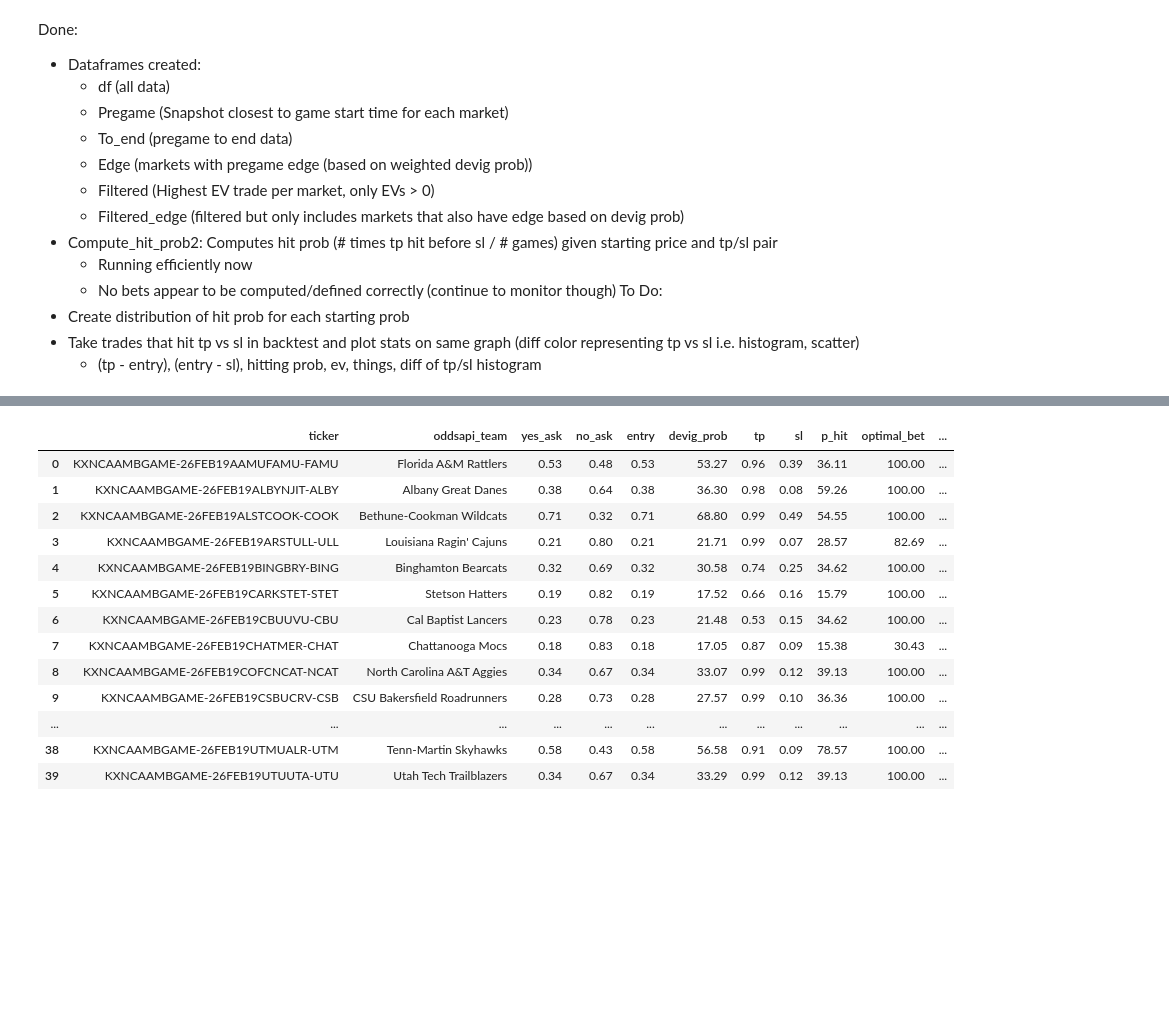
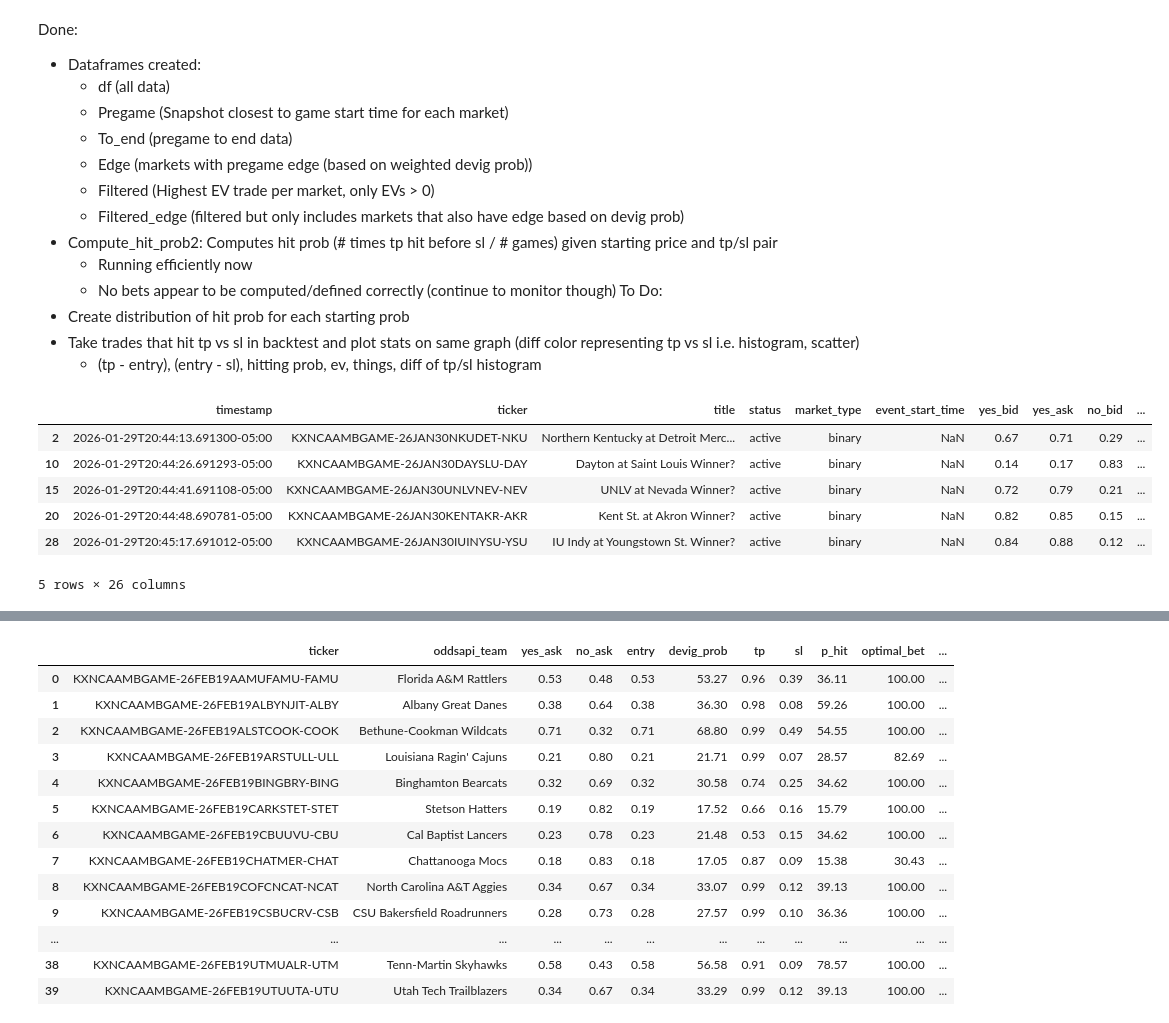
Before and after one commit to bassuaz24/kalshi_bets, a Jupyter notebook: base/analysis/data_analysis.ipynb, the cells around one changed output, grey strips where cells are left out. Saved outputs shown, nothing was run; the diff lists cells and outputs as text; code cells hidden in the pictures; blank space fills up the shorter version.

```diff
--- a/base/analysis/data_analysis.ipynb
+++ b/base/analysis/data_analysis.ipynb
@@ -85,3 +85,13 @@ for date in date_range:
 
     df_dict[date_str] = df.copy()
     pregame_df_dict[date_str] = pregame_df.copy()
+# %%
+df_dict[start_date].head()
+# %% [output]
+|  | timestamp | ticker | title | status | market_type | event_start_time | yes_bid | yes_ask | no_bid | ... |
+| 2 | 2026-01-29T20:44:13.691300-05:00 | KXNCAAMBGAME-26JAN30NKUDET-NKU | Northern Kentucky at Detroit Merc... | active | binary | NaN | 0.67 | 0.71 | 0.29 | ... |
+| 10 | 2026-01-29T20:44:26.691293-05:00 | KXNCAAMBGAME-26JAN30DAYSLU-DAY | Dayton at Saint Louis Winner? | active | binary | NaN | 0.14 | 0.17 | 0.83 | ... |
+| 15 | 2026-01-29T20:44:41.691108-05:00 | KXNCAAMBGAME-26JAN30UNLVNEV-NEV | UNLV at Nevada Winner? | active | binary | NaN | 0.72 | 0.79 | 0.21 | ... |
+| 20 | 2026-01-29T20:44:48.690781-05:00 | KXNCAAMBGAME-26JAN30KENTAKR-AKR | Kent St. at Akron Winner? | active | binary | NaN | 0.82 | 0.85 | 0.15 | ... |
+| 28 | 2026-01-29T20:45:17.691012-05:00 | KXNCAAMBGAME-26JAN30IUINYSU-YSU | IU Indy at Youngstown St. Winner? | active | binary | NaN | 0.84 | 0.88 | 0.12 | ... |
+5 rows × 26 columns
```
Also changed, not shown: parts of 6 cells of this notebook.
